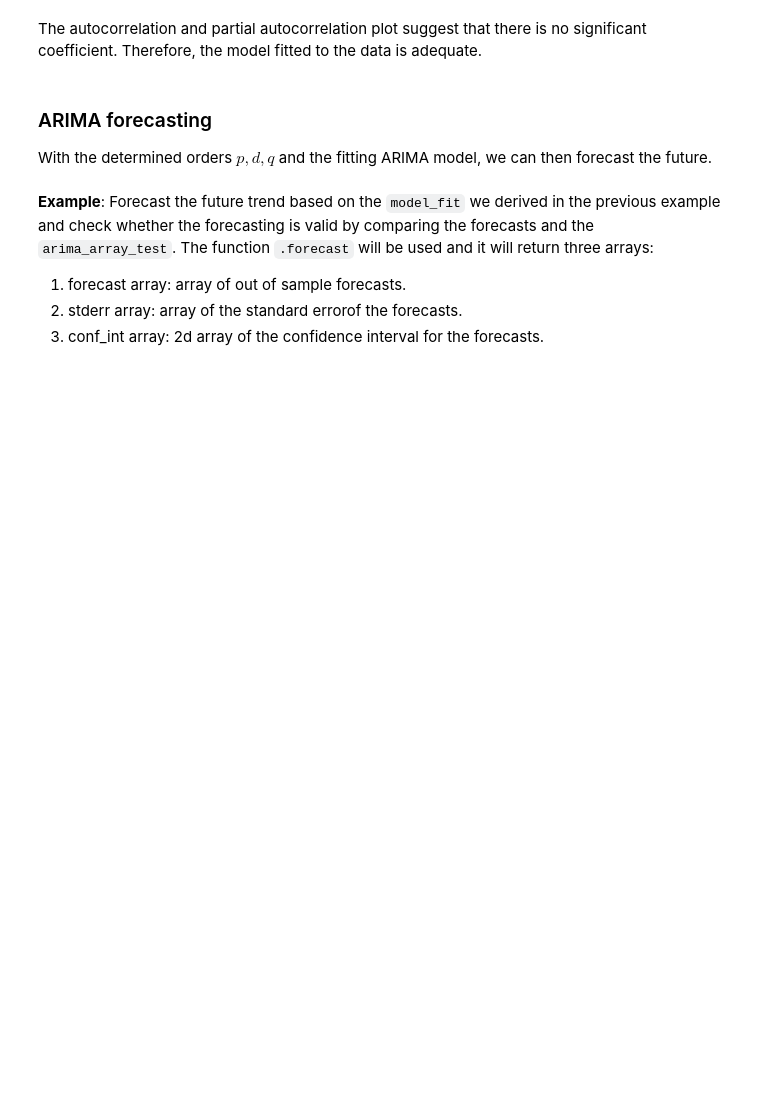
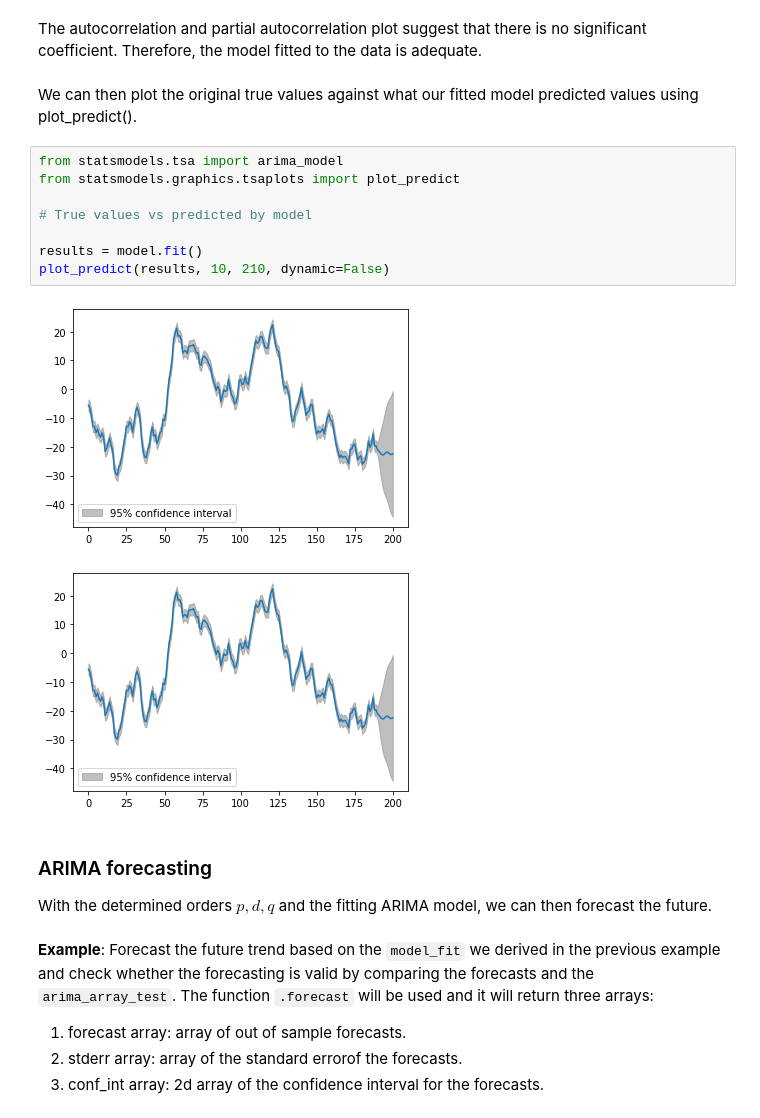
Before and after one commit to e-zl/dswebinar, a Jupyter notebook: ts/2_Time_Series_Model_and_Forecasting.ipynb, the cells around one changed output. Drawn from its saved outputs; the diff is of its cells as text; blank space fills up the shorter version.

```diff
--- a/ts/2_Time_Series_Model_and_Forecasting.ipynb
+++ b/ts/2_Time_Series_Model_and_Forecasting.ipynb
@@ -584,5 +612,18 @@ plt.show()
 # %% [markdown]
 The autocorrelation and partial autocorrelation plot suggest that there is no significant coefficient. Therefore, the model fitted to the data is adequate.
+# %% [markdown]
+We can then plot the original true values against what our fitted model predicted values using plot_predict().
+# %%
+from statsmodels.tsa import arima_model
+from statsmodels.graphics.tsaplots import plot_predict
+
+# True values vs predicted by model
+
+results = model.fit()
+plot_predict(results, 10, 210, dynamic=False)
+# %% [output]
+[figure, added]
+[figure, added]
 # %% [markdown]
 ### ARIMA forecasting
 With the determined orders $p,d,q$ and the fitting ARIMA model, we can then forecast the future.
```
Also changed, not shown: parts of 30 cells of this notebook.
